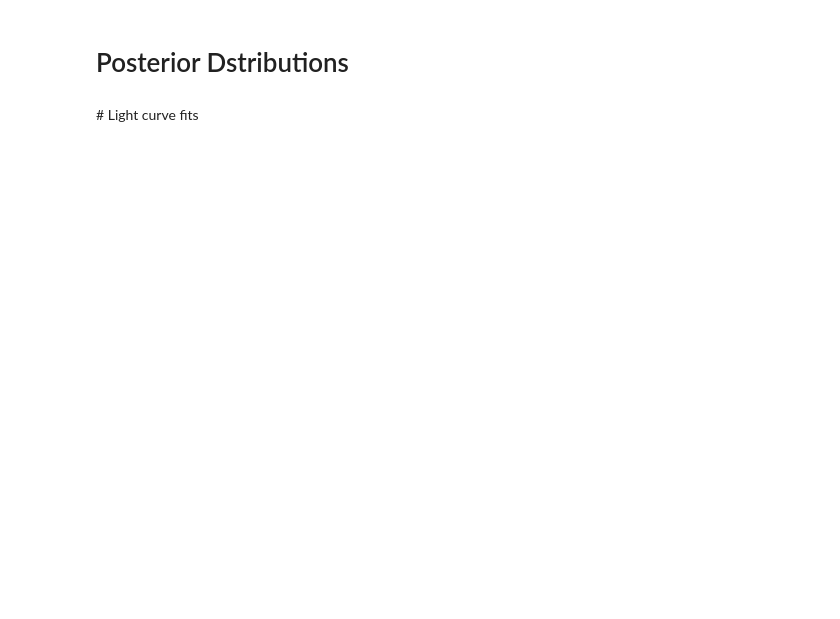
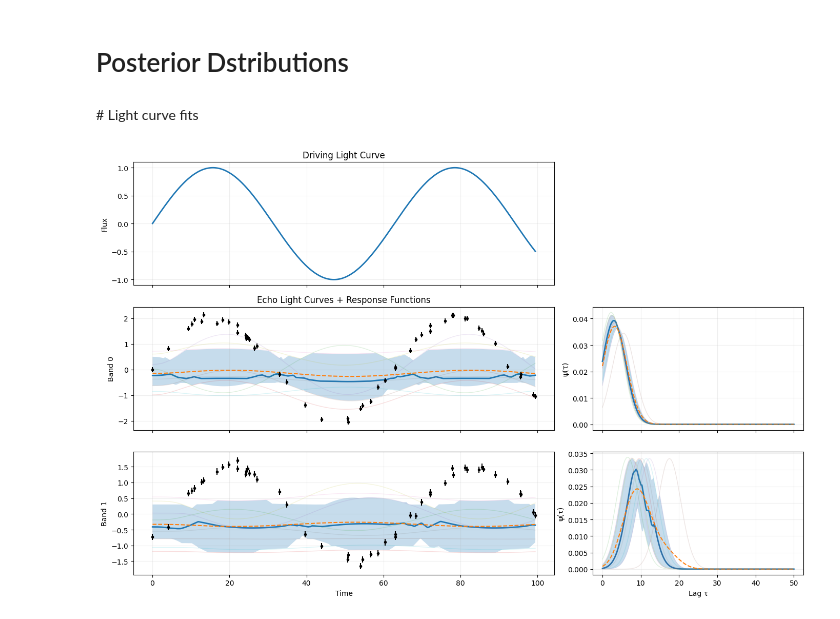
Before and after one commit to drds1/echofit, a Jupyter notebook: notebooks/demo.ipynb, the cells around one changed output. Cells and saved outputs as stored; diff of their text form; code cells hidden in the pictures; blank space fills up the shorter version.

```diff
--- a/notebooks/demo.ipynb
+++ b/notebooks/demo.ipynb
@@ -36,4 +66,6 @@ fit.plot_posteriors()
 # %% [markdown]
 # Light curve fits
 # %%
-fit.plot_lightcurves()
+fit.plot_lightcurve_fits()
+# %% [output]
+[figure, added]
```
Also changed, not shown: parts of 14 cells of this notebook, 18 other files.
